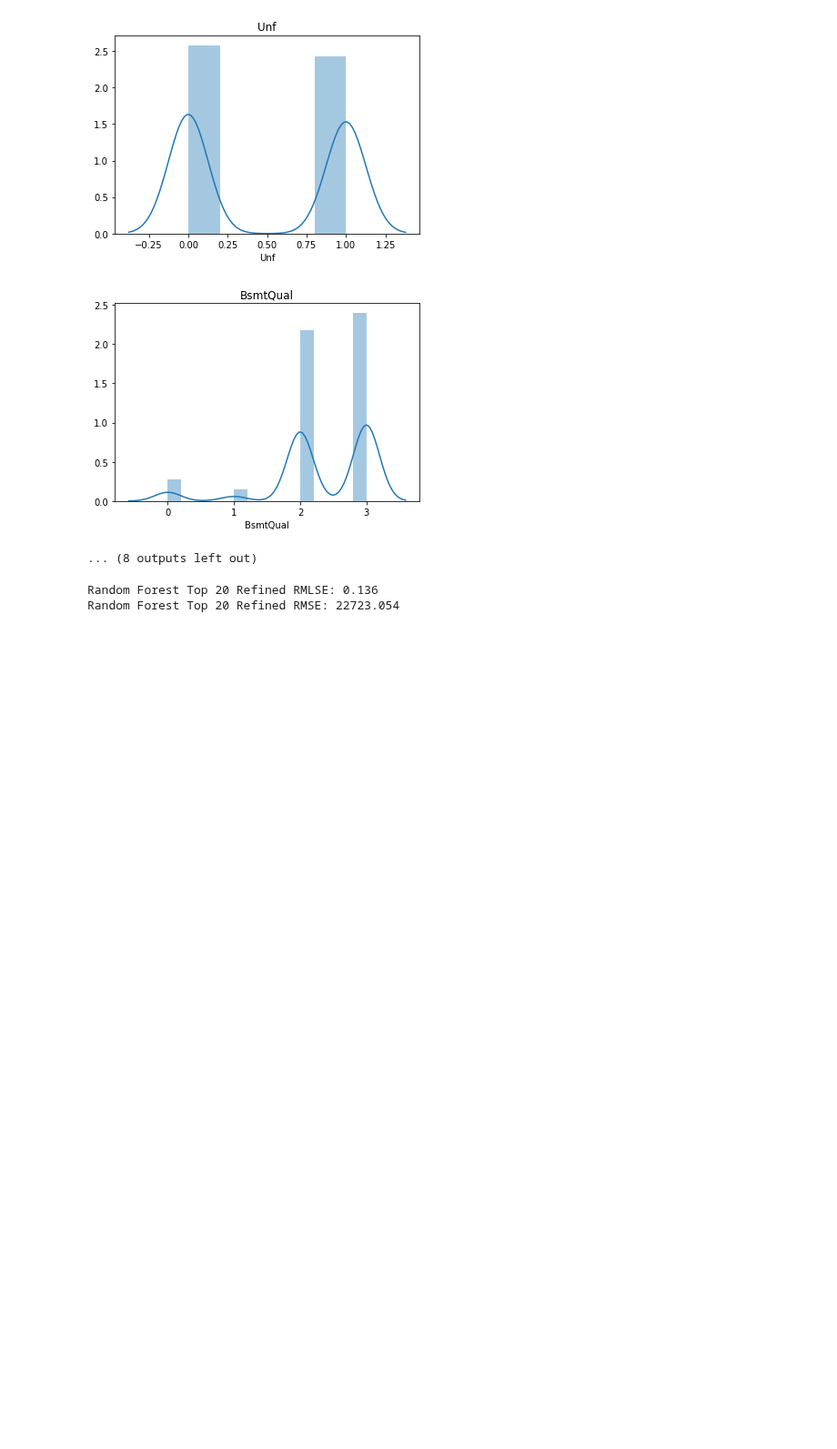
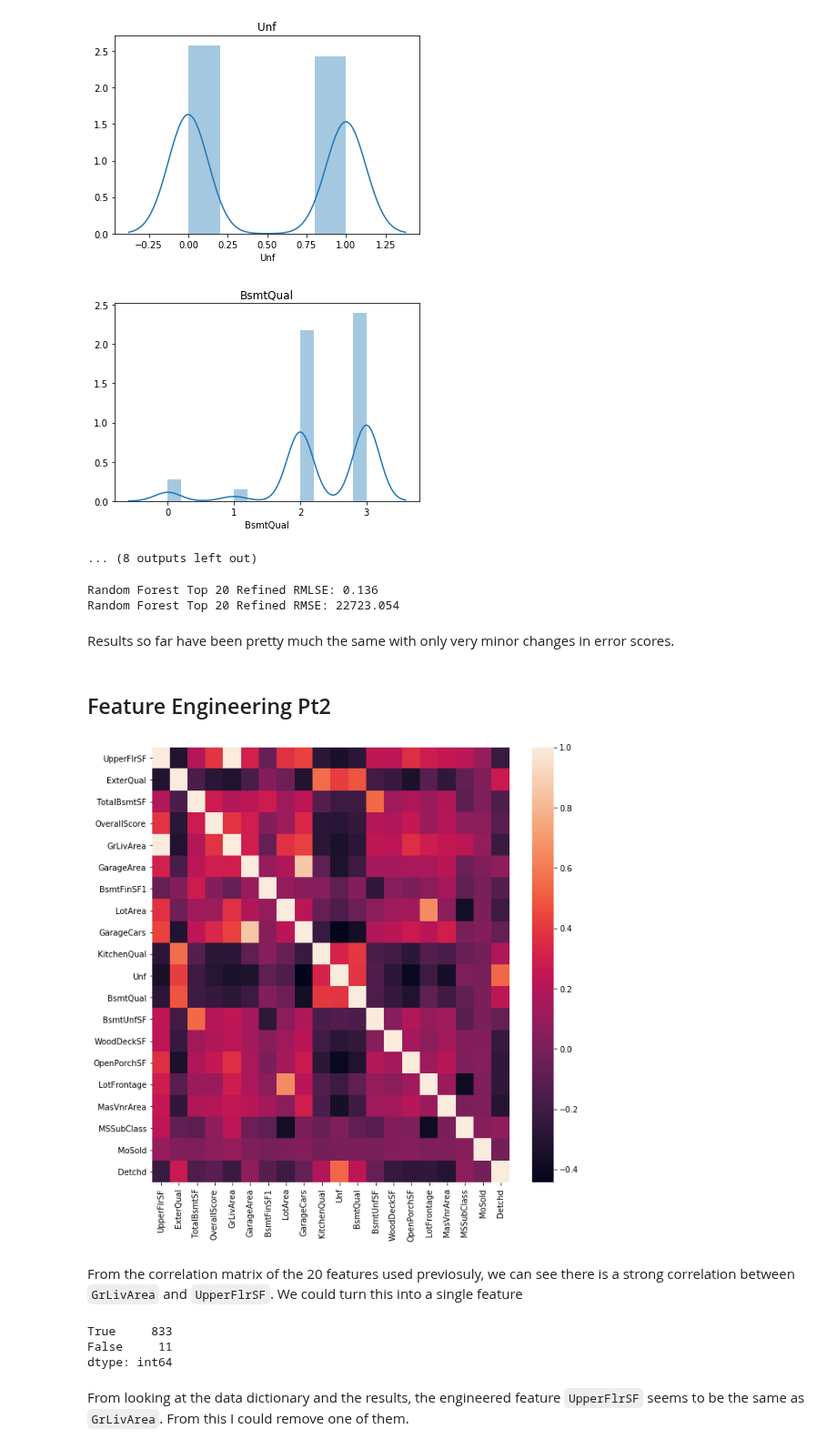
Before and after one commit to Ryan95Z/ml-house-prices, a Jupyter notebook: notebooks/2. Feature Engineering.ipynb, the cells around one changed output. Shown at 91% size. Cells and saved outputs as stored; diff of their text form; code cells hidden in the pictures; blank space fills up the shorter version.

```diff
--- a/notebooks/2. Feature Engineering.ipynb
+++ b/notebooks/2. Feature Engineering.ipynb
@@ -253,10 +253,10 @@ class CombineGarageFeatures(TransformerMixin):
     def transform(self, X):
         convert_rating = lambda x : self.ratings.get(x, 0)
         garage_qual = X['GarageQual'].apply(convert_rating)
-        gargage_condition = X['GarageQual'].apply(convert_rating)
+        gargage_condition = X['GarageCond'].apply(convert_rating)
         garage_rating = (garage_qual + gargage_condition) / 2
         X['GarageRating'] = garage_rating
-        X.drop(['GarageQual', 'GarageQual'], axis=1)
+        X.drop(['GarageQual', 'GarageCond'], axis=1)
         return X
 
 
@@ -581,3 +581,23 @@ print('Random Forest Top 20 Refined RMSE: {:.3f}'.format(scores['rmse']))
 # %% [output]
 Random Forest Top 20 Refined RMLSE: 0.136
 Random Forest Top 20 Refined RMSE: 22723.054
+# %% [markdown]
+Results so far have been pretty much the same with only very minor changes in error scores.
+# %% [markdown]
+## Feature Engineering Pt2
+# %%
+plt.figure(figsize=(10, 10))
+sns.heatmap(X_train_20_features.corr())
+plt.show()
+# %% [output]
+[figure, added]
+# %% [markdown]
+From the correlation matrix of the 20 features used previosuly, we can see there is a strong correlation between `GrLivArea` and `UpperFlrSF`. We could turn this into a single feature
+# %%
+(X_train_20_features_refined.GrLivArea == X_train_20_features_refined.UpperFlrSF).value_counts()
+# %% [output]
+True     833
+False     11
+dtype: int64
+# %% [markdown]
+From looking at the data dictionary and the results, the engineered feature `UpperFlrSF` seems to be the same as `GrLivArea`. From this I could remove one of them.
```
Also changed, not shown: parts of 22 cells of this notebook.
